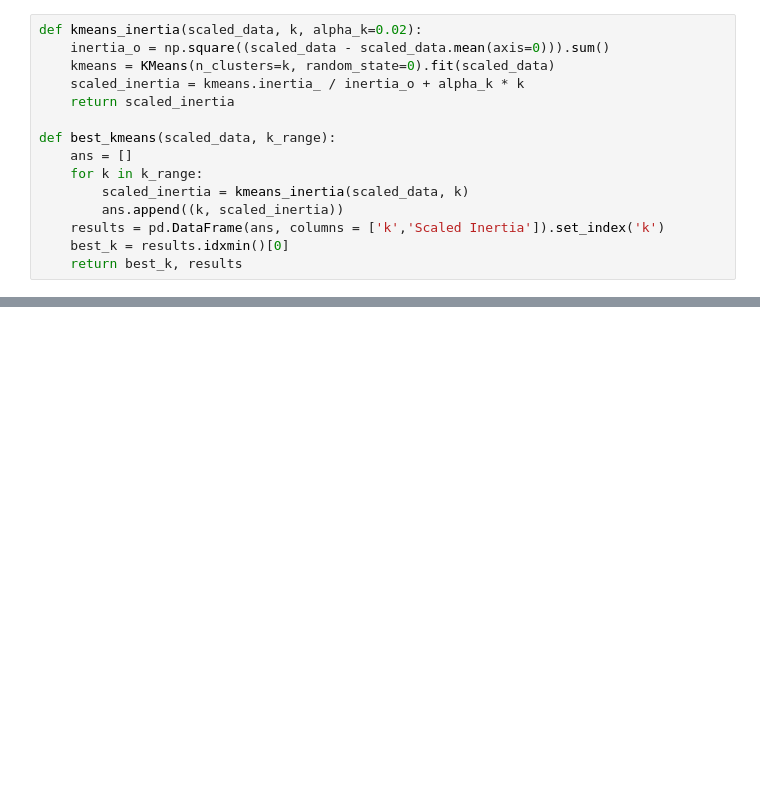
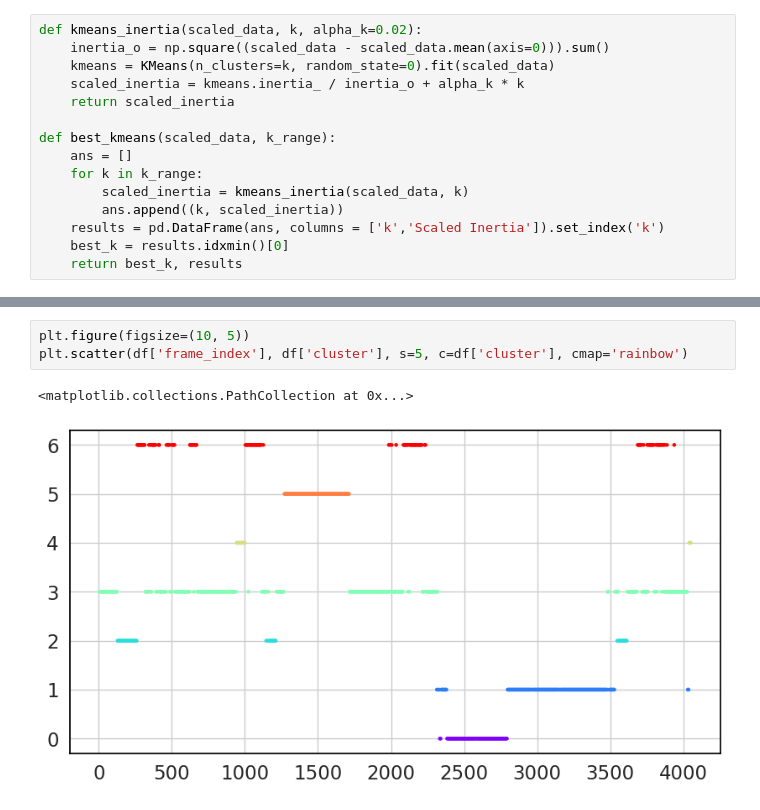
Before and after one commit to jackmead515/fix-dive, a Jupyter notebook: research/preprocess/cluster.ipynb, the cells around one changed output, grey strips where cells are left out. Drawn from its saved outputs; the diff is of its cells as text; blank space fills up the shorter version.

```diff
--- a/research/preprocess/cluster.ipynb
+++ b/research/preprocess/cluster.ipynb
@@ -164,0 +133,6 @@ plt.yticks(range(len(corr)), corr.columns, rotation=0)
+# %%
+plt.figure(figsize=(10, 5))
+plt.scatter(df['frame_index'], df['cluster'], s=5, c=df['cluster'], cmap='rainbow')
+# %% [output]
+<matplotlib.collections.PathCollection at 0x...>
+[figure, added]
```
Also changed, not shown: parts of 6 cells of this notebook, 7 other files.
